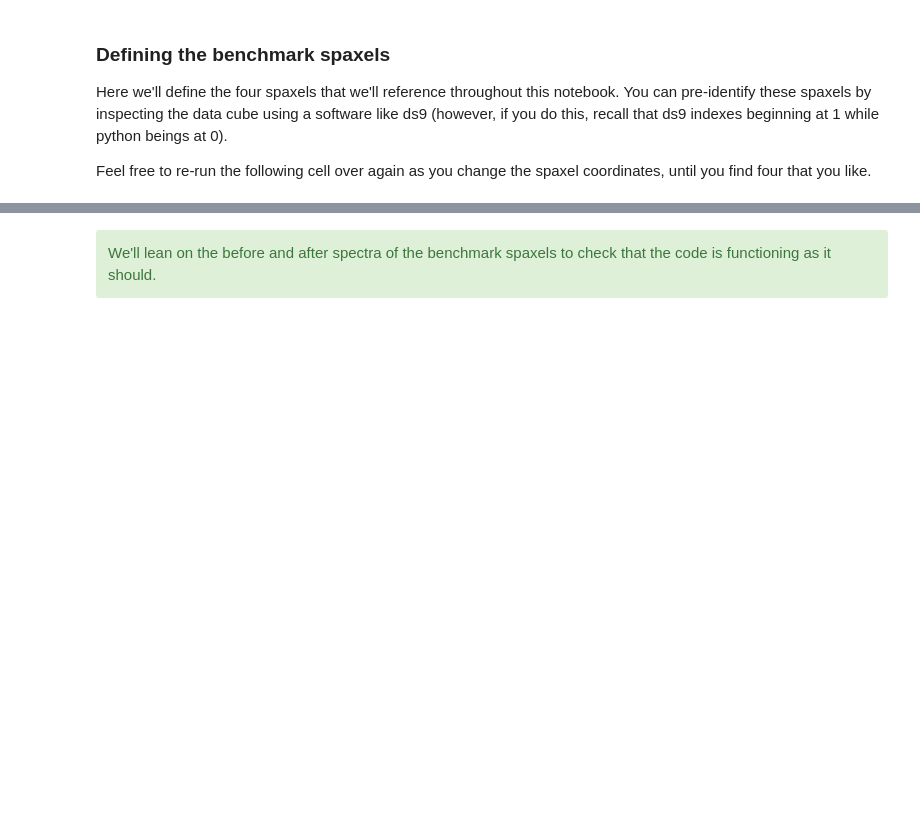
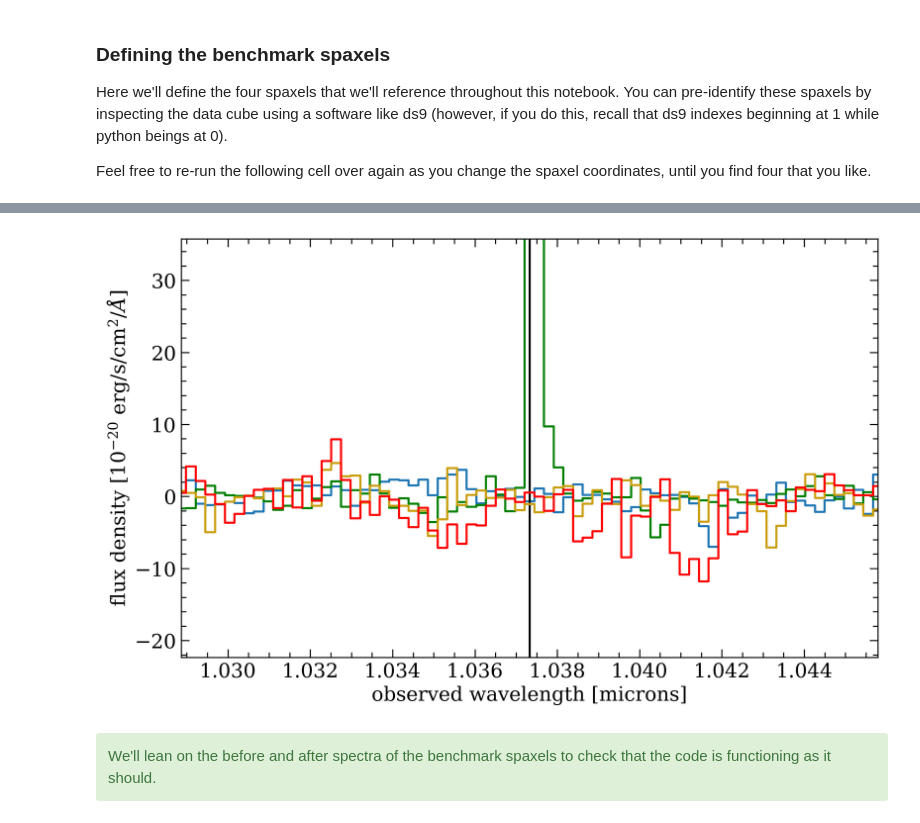
Before and after one commit to aibhleog/baryon-sweep, a Jupyter notebook: layered-sigma-clipping.PART1.ipynb, the cells around one changed output, grey strips where cells are left out. Drawn from its saved outputs; the diff is of its cells as text; code cells hidden in the pictures; blank space fills up the shorter version.

```diff
--- a/layered-sigma-clipping.PART1.ipynb
+++ b/layered-sigma-clipping.PART1.ipynb
@@ -83,40 +93,43 @@ plt.close('all')
 # %%
 # ------------------------------------------
 # LOOKING AT 1D AROUND BENCHMARK SLICE IN 1D
 # ------------------------------------------
 
-wave_mask = get_benchmark_wave_index(datacube,sli) # indicies around benchmark slice
+wave_mask = get_benchmark_wave_index(datacube,sli,header) # indicies around benchmark slice
 
 # pulling spectrum at each benchmark spaxel
-spec = get_spec(x,y,datacube,errorcube)
-spec2 = get_spec(x2,y2,datacube,errorcube)
-spec3 = get_spec(x3,y3,datacube,errorcube)
-spec4 = get_spec(x4,y4,datacube,errorcube)
+spec = get_spec(x,y,datacube,errorcube,header)
+spec2 = get_spec(x2,y2,datacube,errorcube,header)
+spec3 = get_spec(x3,y3,datacube,errorcube,header)
+spec4 = get_spec(x4,y4,datacube,errorcube,header)
 
-scale = get_yaxis_scale(spec.flam.values) # to scale yaxis for readability
+scale = get_yaxis_scaling(spec.flam.values) # to scale yaxis for readability
 benchmark_wave = spec.loc[sli,'wave'] # to mark the benchmark slice in 1D
 
 plt.figure(figsize=(8,5))
 
 plt.step(spec.wave,spec.flam/scale,where='mid')
 plt.axvline(benchmark_wave,color='k')
 
 plt.step(spec2.wave,spec2.flam/scale,where='mid',color='g')
 plt.step(spec3.wave,spec3.flam/scale,where='mid',color='#CB9E0E')
 plt.step(spec4.wave,spec4.flam/scale,where='mid',color='r')
 
 plt.xlim(spec.loc[wave_mask[0],'wave'],spec.loc[wave_mask[-1],'wave'])
-
+plt.xlabel('observed wavelength [microns]')
+plt.ylabel('flux density [10$^{%s}$ erg/s/cm$^2$/$\AA$]'%int(np.log10(scale)))
 
 # roughhand setting of ylimits to not be biased by false signal;
 # so that real features are visible in this validation check
 y_scale = abs(np.nanmean([spec2.median().flam,spec3.median().flam,spec4.median().flam]) / scale)
 plt.ylim(-50*y_scale,80*y_scale)
 
 
 plt.tight_layout()
 plt.show()
 plt.close('all')
+# %% [output]
+[figure, added]
 # %% [markdown]
 <div class="alert alert-success">
     We'll lean on the before and after spectra of the benchmark spaxels to check that the code is functioning as it should.
```
Also changed, not shown: parts of 6 cells of this notebook, 6 other files.
